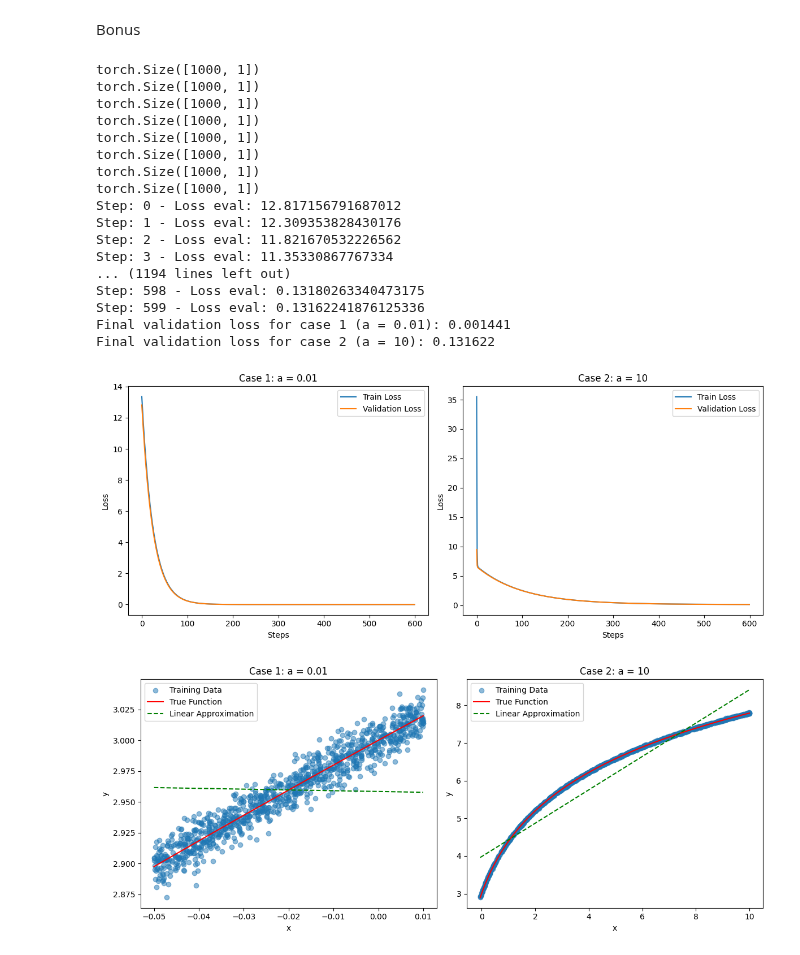
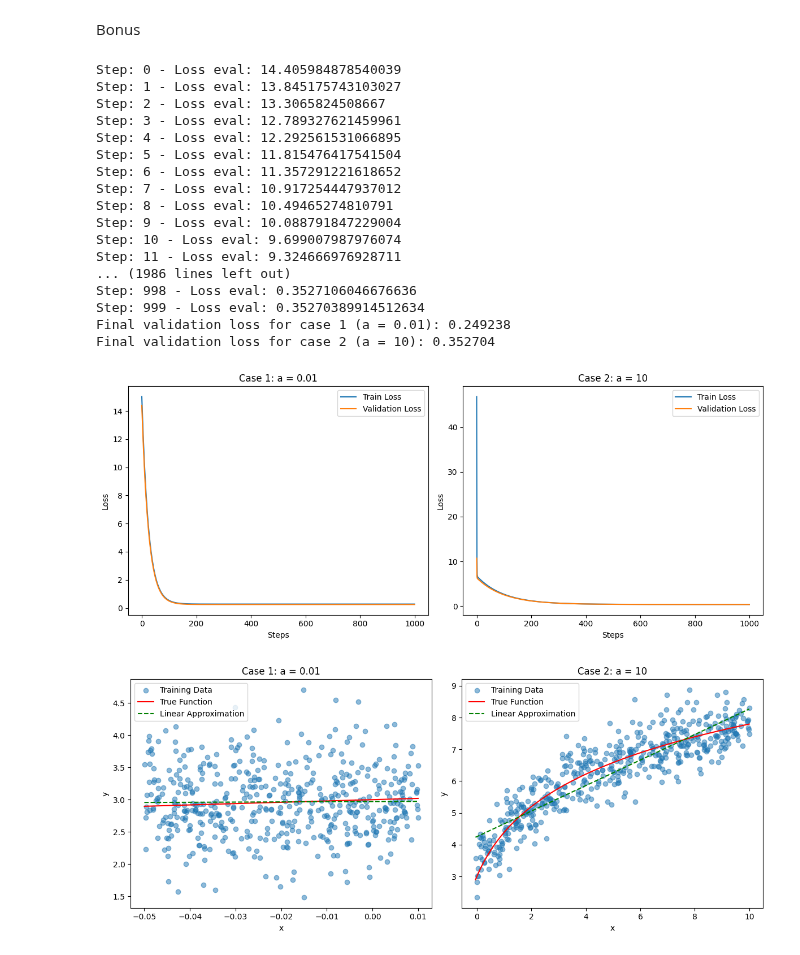
Before and after one commit to dami013/DeepLearning, a Jupyter notebook: assignment1/assignment.ipynb, the cells around one changed output. Drawn from its saved outputs; the diff is of its cells as text; code cells hidden in the pictures.

```diff
--- a/assignment1/assignment.ipynb
+++ b/assignment1/assignment.ipynb
@@ -262,8 +262,8 @@ def create_dataset_log(f, x_range, sample_size, sigma, seed=42):
 def f(x):
     return 2 * torch.log(x + 1) + 3
 
-def train_and_evaluate(X_train, y_train, X_val, y_val, learning_rate=0.01, n_steps=600):
-    model = nn.Linear(1, 1)
+def train_and_evaluate(X_train, y_train, X_val, y_val, learning_rate=0.01, n_steps=1000):
+    model = nn.Linear(1, 1, True)
     loss_fn = nn.MSELoss()
     optimizer = optim.SGD(model.parameters(), lr=learning_rate)
 
@@ -293,22 +293,22 @@ x_range1 = (-0.05, 0.01)
 # Case 2: a = 10
 x_range2 = (-0.05, 10)
 
-sample_size = 1000 # 500
-sigma = 0.01 # 0.1
+sample_size = 500 # 500
+sigma = 0.5 # 0.1
 
 X_train1, y_train1 = create_dataset_log(f, x_range1, sample_size, sigma, seed=0)
 X_val1, y_val1 = create_dataset_log(f, x_range1, sample_size , sigma, seed=1)
 
 X_train2, y_train2 = create_dataset_log(f, x_range2, sample_size, sigma, seed=0)
 X_val2, y_val2 = create_dataset_log(f, x_range2, sample_size , sigma, seed=1)
-print(X_train1.shape)
-print(y_train1.shape)
-print(X_val1.shape)
-print(y_val1.shape)
-print(X_train2.shape)
-print(y_train2.shape)
-print(X_val2.shape)
-print(y_val2.shape)
+# print(X_train1.shape)
+# print(y_train1.shape)
+# print(X_val1.shape)
+# print(y_val1.shape)
+# print(X_train2.shape)
+# print(y_train2.shape)
+# print(X_val2.shape)
+# print(y_val2.shape)
 model1, train_losses1, val_losses1 = train_and_evaluate(X_train1, y_train1, X_val1, y_val1)
 model2, train_losses2, val_losses2 = train_and_evaluate(X_train2, y_train2, X_val2, y_val2)
 
@@ -335,49 +335,49 @@ plt.legend()
 
 plt.tight_layout()
 plt.show()
 
 # Plotting the true function and linear approximations
 x1 = torch.linspace(-0.05, 0.01, 100).reshape(-1, 1)
 x2 = torch.linspace(-0.05, 10, 100).reshape(-1, 1)
 
 plt.figure(figsize=(12, 5))
 plt.subplot(1, 2, 1)
 plt.scatter(X_train1, y_train1, alpha=0.5, label='Training Data')
 plt.plot(x1, f(x1), 'r-', label='True Function')
 plt.plot(x1, model1(x1).detach(), 'g--', label='Linear Approximation')
 plt.title('Case 1: a = 0.01')
 plt.xlabel('x')
 plt.ylabel('y')
 plt.legend()
 
 plt.subplot(1, 2, 2)
 plt.scatter(X_train2, y_train2, alpha=0.5, label='Training Data')
 plt.plot(x2, f(x2), 'r-', label='True Function')
 plt.plot(x2, model2(x2).detach(), 'g--', label='Linear Approximation')
 plt.title('Case 2: a = 10')
 plt.xlabel('x')
 plt.ylabel('y')
 plt.legend()
 
 plt.tight_layout()
 plt.show()
 # %% [output]
-torch.Size([1000, 1])
-torch.Size([1000, 1])
-torch.Size([1000, 1])
-torch.Size([1000, 1])
-torch.Size([1000, 1])
-torch.Size([1000, 1])
-torch.Size([1000, 1])
-torch.Size([1000, 1])
-Step: 0 - Loss eval: 12.817156791687012
-Step: 1 - Loss eval: 12.309353828430176
-Step: 2 - Loss eval: 11.821670532226562
-Step: 3 - Loss eval: 11.35330867767334
-... (1194 lines left out)
-Step: 598 - Loss eval: 0.13180263340473175
-Step: 599 - Loss eval: 0.13162241876125336
-Final validation loss for case 1 (a = 0.01): 0.001441
-Final validation loss for case 2 (a = 10): 0.131622
+Step: 0 - Loss eval: 14.405984878540039
+Step: 1 - Loss eval: 13.845175743103027
+Step: 2 - Loss eval: 13.3065824508667
+Step: 3 - Loss eval: 12.789327621459961
+Step: 4 - Loss eval: 12.292561531066895
+Step: 5 - Loss eval: 11.815476417541504
+Step: 6 - Loss eval: 11.357291221618652
+Step: 7 - Loss eval: 10.917254447937012
+Step: 8 - Loss eval: 10.49465274810791
+Step: 9 - Loss eval: 10.088791847229004
+Step: 10 - Loss eval: 9.699007987976074
+Step: 11 - Loss eval: 9.324666976928711
+... (1986 lines left out)
+Step: 998 - Loss eval: 0.3527106046676636
+Step: 999 - Loss eval: 0.35270389914512634
+Final validation loss for case 1 (a = 0.01): 0.249238
+Final validation loss for case 2 (a = 10): 0.352704
-[figure, old version]
+[figure, new version]
-[figure, old version]
+[figure, new version]
```
Also changed, not shown: 1 other file.
